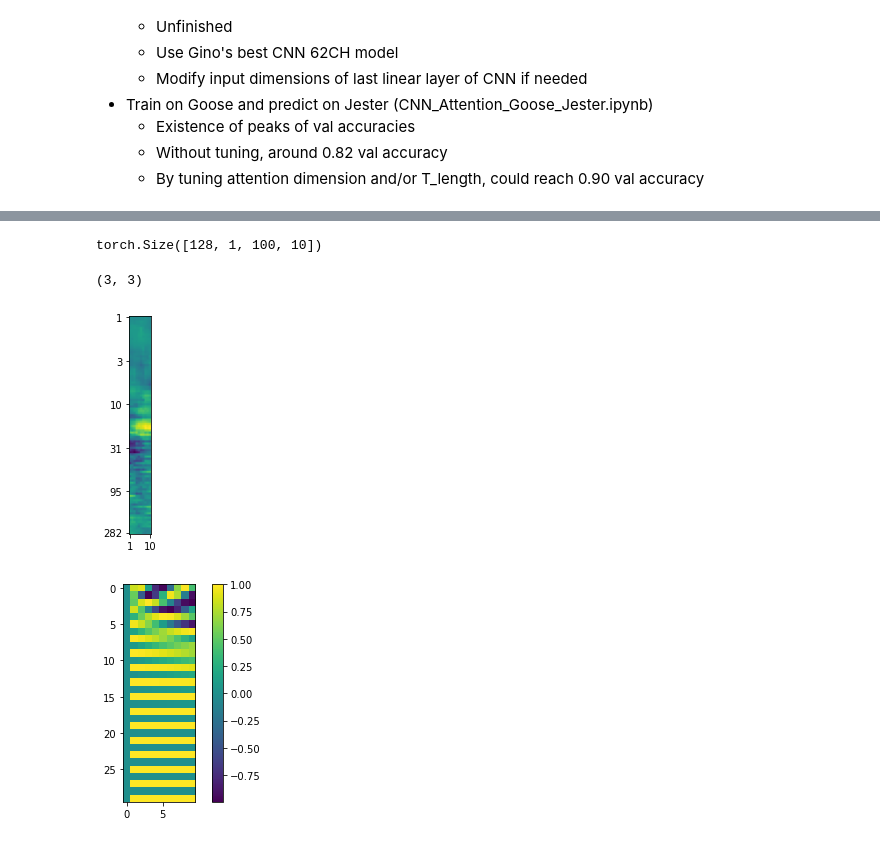
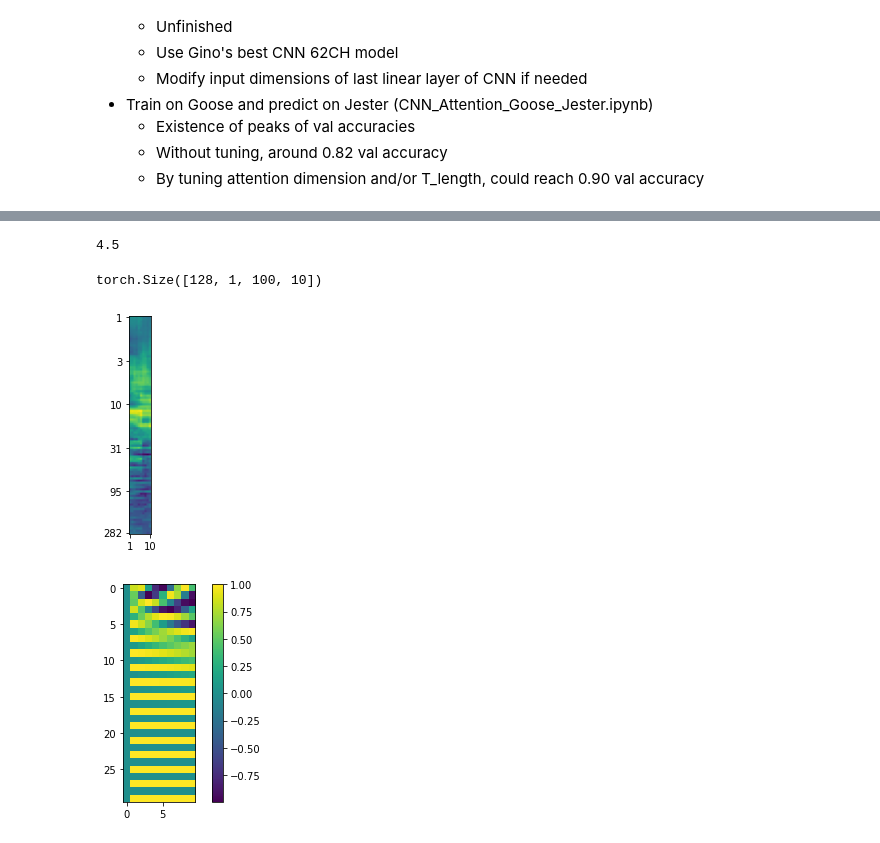
Before and after one commit to gdelfe/Deep_Learning_for_neural_decoding_of_spleep_awake_brain, a Jupyter notebook: codes/CNN_Attention.ipynb, the cells around one changed output, grey strips where cells are left out. Drawn from its saved outputs; the diff is of its cells as text; code cells hidden in the pictures.

```diff
--- a/codes/CNN_Attention.ipynb
+++ b/codes/CNN_Attention.ipynb
@@ -47,3 +55,10 @@ val_dates = ['180327','180329']
 test_dates = ['180330','180331']
 load_path = '/home/bijanadmin/Desktop/Goose_data/data_Goose_1st_2/'
 # save_path = '/mnt/pesaranlab/People/Capstone_students/Yue/model/...'
+# %%
+sleep_files = os.listdir(load_path+'sleep/')
+move_files = os.listdir(load_path+'move/')
+all_files = sleep_files+move_files
+f = all_files[0]
+print(f)
+f.split('_')[-1].split('.')[0]
@@ -183,3 +169,13 @@ train_files[-1]
+# %%
+group = train_files[2]
+f, label, mvmt_type, _, _, time = group[0]
+spec = group
+spec = torch.from_numpy(np.load(load_path+mvmt_type+'/'+f))
+spec.shape
+torch.transpose(spec[:,:,:].unsqueeze(0),2,1).shape
+(10-1)/2
+# %% [output]
+4.5
 # %%
 class SpectrogramDatasetAtt(Dataset):
     def __init__(self, files, load_path, T_length, all_label=False, CH=None):
@@ -234,19 +228,17 @@ for a, b, c, d, e in train_loader:
-# %%
-a[1].shape
-# %% [output]
-torch.Size([128, 1, 100, 10])
-# %%
-len(a), len(b)
-# %% [output]
-(3, 3)
+# %%
+for specs, labels, dates, recs, times in train_loader:
+    break
+specs[0].shape
+# %% [output]
+torch.Size([128, 1, 100, 10])
 # %%
 # check if input makes sense
-plt.imshow(a[0][0, 0, :, :])
+plt.imshow(specs[0][0, 0, :, :])
 plt.yticks(ticks=[0, 20, 40, 60, 80, 99], labels=[round(np.logspace(0, 2.45, 100)[i]) for i in [0, 20, 40, 60, 80, 99]])
 plt.xticks(ticks=[0, 9], labels=[1, 10])
 plt.show()
 # %% [output]
-[figure, old version]
+[figure, new version]
 # %%
 def position_encoding_init(n_position, emb_dim):
     position_enc = np.array([
```
Also changed, not shown: parts of 16 cells of this notebook, 11 other files.
